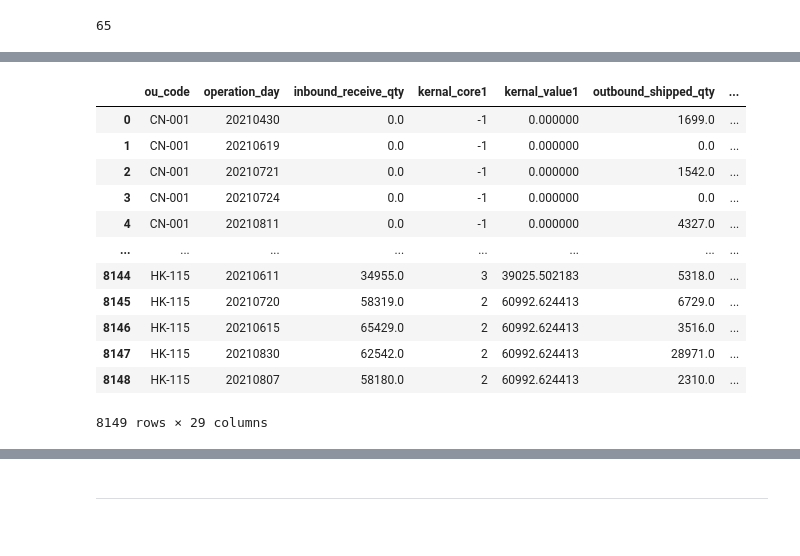
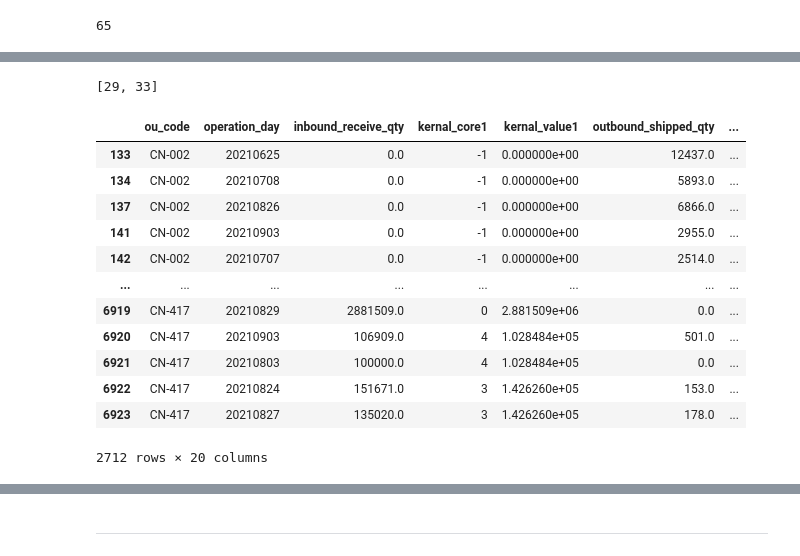
Before and after one commit to fyenne/play1, a Jupyter notebook: play1.ipynb, the cells around one changed output, grey strips where cells are left out. Drawn from its saved outputs; the diff is of its cells as text; code cells hidden in the pictures.

```diff
--- a/play1.ipynb
+++ b/play1.ipynb
@@ -246,6 +265,15 @@ def mnb_kmeans_hr(ou_code):
                 cl_1, on = 'kernal_core3', how = 'inner'
                 )
         df_fin = df_fin.append(df_rec).reset_index().drop(['index'], axis = 1)
+        """
+        组内kernal distance
+        """
+        df_fin['dis_core']=df_fin.groupby(
+                'kernal_core3'
+                )['total_working_hour','kernal_value3'].diff(
+                        axis = 1
+                        ).drop('total_working_hour', axis = 1).round(3)
+
         return df_fin
 # %%
 len(df['ou_code'].unique())
@@ -258,7 +286,7 @@ for i in ou_codes:
     try:
         mnb_kmeans_in(i)
         mnb_kmeans_out(i)
-        mnb_kmeans_hr(i)
+        # mnb_kmeans_hr(i)
         # mnb_kmeans_hr2(i)
     except:
 
@@ -267,3 +295,4 @@ for i in ou_codes:
 
 for i in p:
     ou_codes.remove(i)
+[p, len(p), len(ou_codes)]
@@ -300,5 +347,4 @@ Wall time: 9.6 s
 # %%
-
 def mnb_kmeans_hr2(ou_code):
         alg1 = cluster.MiniBatchKMeans(n_clusters = 5, random_state = 5290403)
         df_fin = pd.DataFrame()
@@ -321,6 +367,12 @@ def mnb_kmeans_hr2(ou_code):
                 cl_1, on = 'kernal_core4', how = 'outer'
                 )
         df_fin = df_fin.append(df_rec).reset_index().drop(['index'], axis = 1)
+
+        df_fin['dis_core_os']=df_fin.groupby(
+                'kernal_core4'
+                )['outsource_working_hour','kernal_value4'].diff(
+                        axis = 1
+                        ).drop('outsource_working_hour', axis = 1).round(3)
         return df_fin
 
 
@@ -339,6 +391,10 @@ for i in ou_codes:
 
 for i in p:
     ou_codes.remove(i)
+# %%
+[len(p),len(ou_codes)]
+# %% [output]
+[29, 33]
 # %%
 df_final2 = pd.DataFrame()
 for i in ou_codes:
@@ -347,20 +403,20 @@ for i in ou_codes:
         )
 
 df_final = df_final.merge(df_final2, on =  ['ou_code', 'operation_day'], how = 'left').fillna(0)
-# %%
-df_final
-# %% [output]
-|  | ou_code | operation_day | inbound_receive_qty | kernal_core1 | kernal_value1 | outbound_shipped_qty | ... |
-| 0 | CN-001 | 20210430 | 0.0 | -1 | 0.000000 | 1699.0 | ... |
-| 1 | CN-001 | 20210619 | 0.0 | -1 | 0.000000 | 0.0 | ... |
-| 2 | CN-001 | 20210721 | 0.0 | -1 | 0.000000 | 1542.0 | ... |
-| 3 | CN-001 | 20210724 | 0.0 | -1 | 0.000000 | 0.0 | ... |
-| 4 | CN-001 | 20210811 | 0.0 | -1 | 0.000000 | 4327.0 | ... |
-| ... | ... | ... | ... | ... | ... | ... | ... |
-| 8144 | HK-115 | 20210611 | 34955.0 | 3 | 39025.502183 | 5318.0 | ... |
-| 8145 | HK-115 | 20210720 | 58319.0 | 2 | 60992.624413 | 6729.0 | ... |
-| 8146 | HK-115 | 20210615 | 65429.0 | 2 | 60992.624413 | 3516.0 | ... |
-| 8147 | HK-115 | 20210830 | 62542.0 | 2 | 60992.624413 | 28971.0 | ... |
-| 8148 | HK-115 | 20210807 | 58180.0 | 2 | 60992.624413 | 2310.0 | ... |
-8149 rows × 29 columns
+# %%
+df_final[df_final['dis_core_os']!=0]
+# %% [output]
+|  | ou_code | operation_day | inbound_receive_qty | kernal_core1 | kernal_value1 | outbound_shipped_qty | ... |
+| 133 | CN-002 | 20210625 | 0.0 | -1 | 0.000000e+00 | 12437.0 | ... |
+| 134 | CN-002 | 20210708 | 0.0 | -1 | 0.000000e+00 | 5893.0 | ... |
+| 137 | CN-002 | 20210826 | 0.0 | -1 | 0.000000e+00 | 6866.0 | ... |
+| 141 | CN-002 | 20210903 | 0.0 | -1 | 0.000000e+00 | 2955.0 | ... |
+| 142 | CN-002 | 20210707 | 0.0 | -1 | 0.000000e+00 | 2514.0 | ... |
+| ... | ... | ... | ... | ... | ... | ... | ... |
+| 6919 | CN-417 | 20210829 | 2881509.0 | 0 | 2.881509e+06 | 0.0 | ... |
+| 6920 | CN-417 | 20210903 | 106909.0 | 4 | 1.028484e+05 | 501.0 | ... |
+| 6921 | CN-417 | 20210803 | 100000.0 | 4 | 1.028484e+05 | 0.0 | ... |
+| 6922 | CN-417 | 20210824 | 151671.0 | 3 | 1.426260e+05 | 153.0 | ... |
+| 6923 | CN-417 | 20210827 | 135020.0 | 3 | 1.426260e+05 | 178.0 | ... |
+2712 rows × 20 columns
 # %%
```
Also changed, not shown: parts of 22 cells of this notebook, 2 other files.
